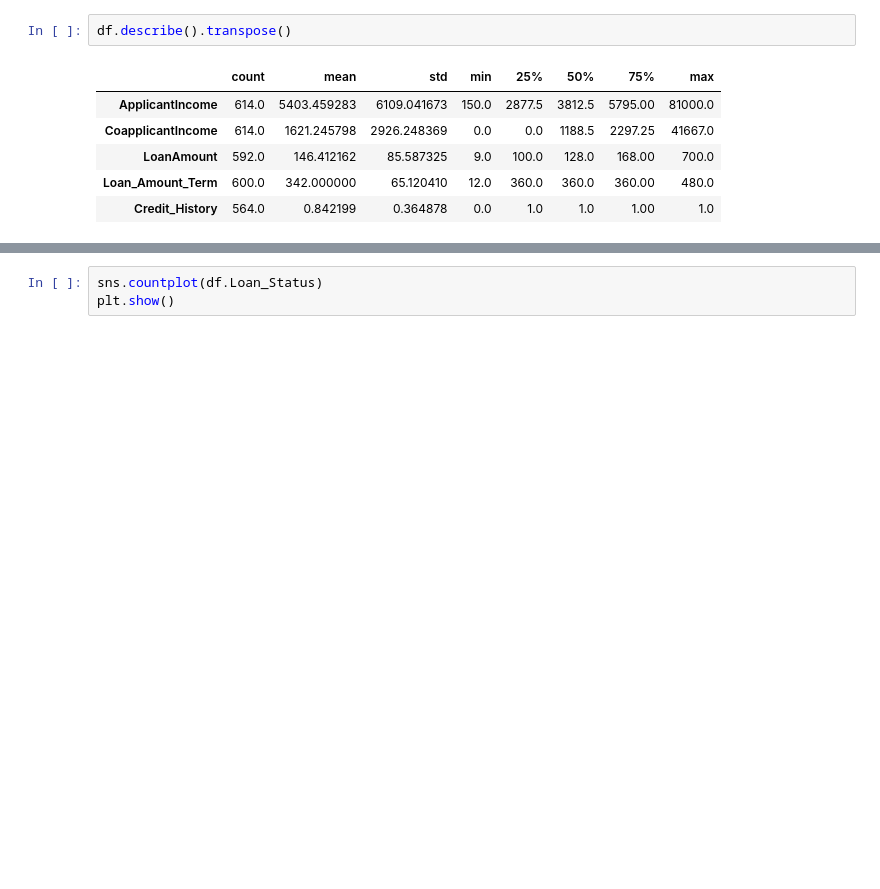
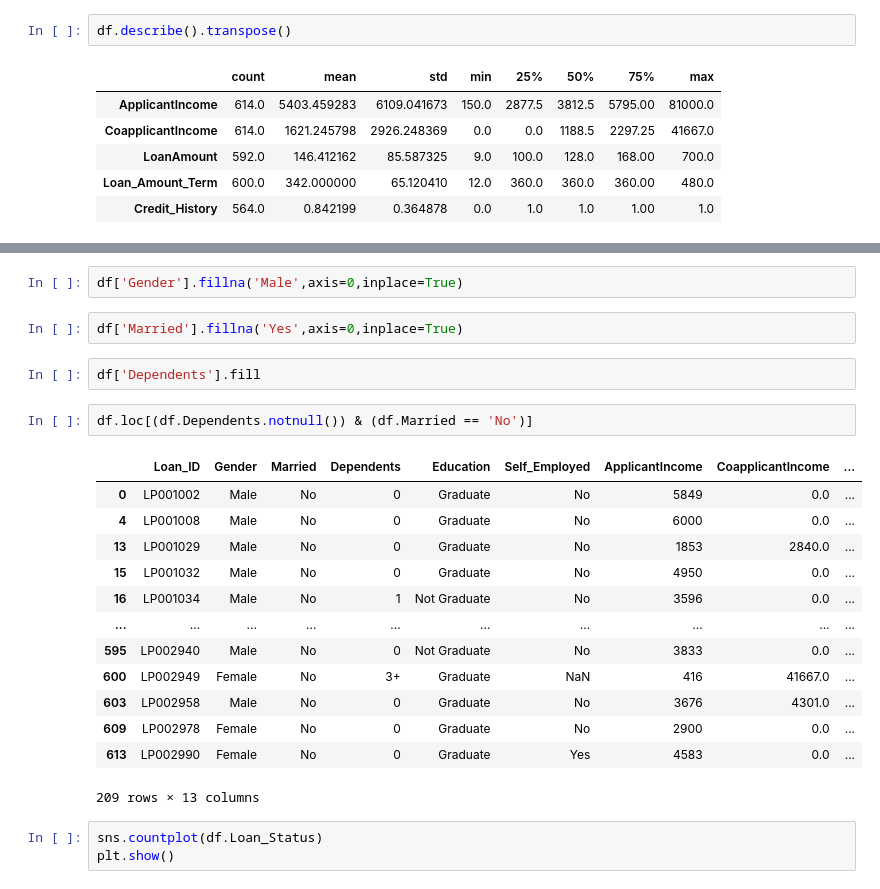
Before and after one commit to SharanDHONI/Loan-Apprval-prediction-AnalyticsVidhya, a Jupyter notebook: Loan.ipynb, the cells around one changed output, grey strips where cells are left out. Drawn from its saved outputs; the diff is of its cells as text; blank space fills up the shorter version.

```diff
--- a/Loan.ipynb
+++ b/Loan.ipynb
@@ -51,3 +78,25 @@ df.describe().transpose()
+# %%
+df['Gender'].fillna('Male',axis=0,inplace=True)
+# %%
+df['Married'].fillna('Yes',axis=0,inplace=True)
+# %%
+df['Dependents'].fill
+# %%
+df.loc[(df.Dependents.notnull()) & (df.Married == 'No')]
+# %% [output]
+|  | Loan_ID | Gender | Married | Dependents | Education | Self_Employed | ApplicantIncome | CoapplicantIncome | ... |
+| 0 | LP001002 | Male | No | 0 | Graduate | No | 5849 | 0.0 | ... |
+| 4 | LP001008 | Male | No | 0 | Graduate | No | 6000 | 0.0 | ... |
+| 13 | LP001029 | Male | No | 0 | Graduate | No | 1853 | 2840.0 | ... |
+| 15 | LP001032 | Male | No | 0 | Graduate | No | 4950 | 0.0 | ... |
+| 16 | LP001034 | Male | No | 1 | Not Graduate | No | 3596 | 0.0 | ... |
+| ... | ... | ... | ... | ... | ... | ... | ... | ... | ... |
+| 595 | LP002940 | Male | No | 0 | Not Graduate | No | 3833 | 0.0 | ... |
+| 600 | LP002949 | Female | No | 3+ | Graduate | NaN | 416 | 41667.0 | ... |
+| 603 | LP002958 | Male | No | 0 | Graduate | No | 3676 | 4301.0 | ... |
+| 609 | LP002978 | Female | No | 0 | Graduate | No | 2900 | 0.0 | ... |
+| 613 | LP002990 | Female | No | 0 | Graduate | Yes | 4583 | 0.0 | ... |
+209 rows × 13 columns
 # %%
 sns.countplot(df.Loan_Status)
 plt.show()
```
Also changed, not shown: parts of 16 cells of this notebook.
